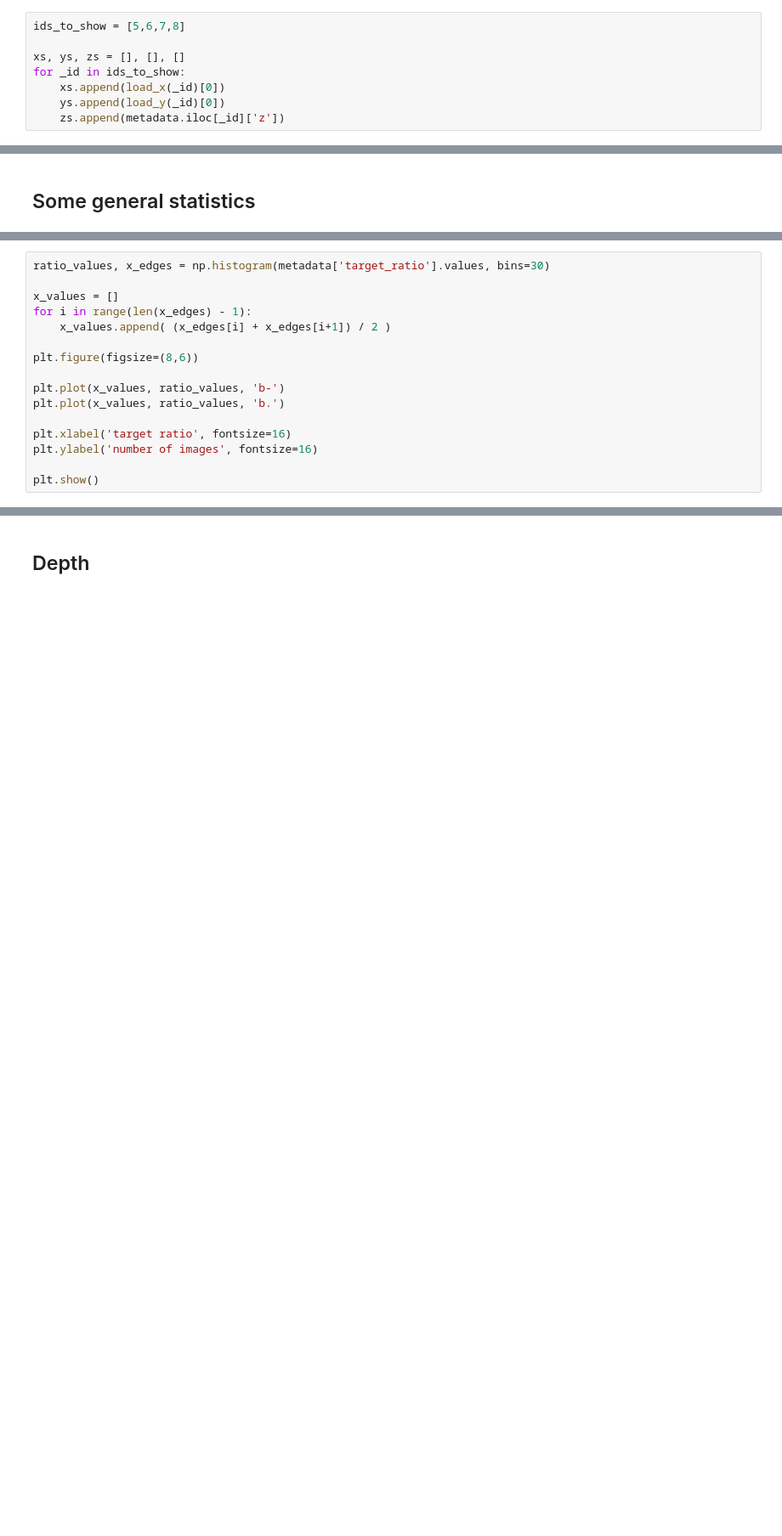
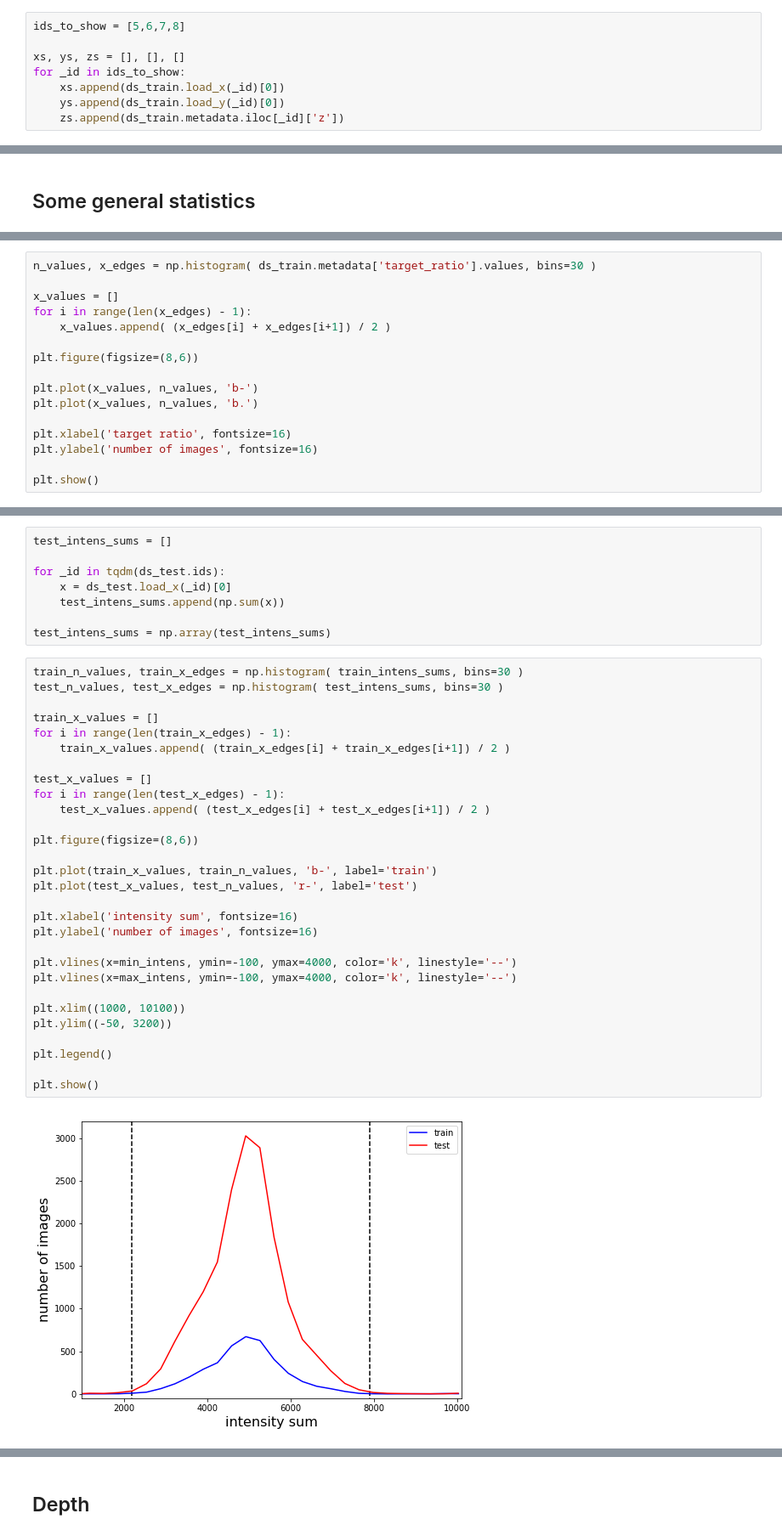
Before and after one commit to BorisShirokikh/salt-challenge, a Jupyter notebook: notebooks/data_exploration.ipynb, the cells around one changed output, grey strips where cells are left out. Shown: that part at 85% size. Cells and saved outputs as stored; diff of their text form; blank space fills up the shorter version.

```diff
--- a/notebooks/data_exploration.ipynb
+++ b/notebooks/data_exploration.ipynb
@@ -40,9 +36,9 @@ ids_to_show = [5,6,7,8]
 
 xs, ys, zs = [], [], []
 for _id in ids_to_show:
-    xs.append(load_x(_id)[0])
-    ys.append(load_y(_id)[0])
-    zs.append(metadata.iloc[_id]['z'])
+    xs.append(ds_train.load_x(_id)[0])
+    ys.append(ds_train.load_y(_id)[0])
+    zs.append(ds_train.metadata.iloc[_id]['z'])
 # %%
 cols = 4
 rows = 2
@@ -85,5 +111,5 @@ Empty: 1562
 # %%
-ratio_values, x_edges = np.histogram(metadata['target_ratio'].values, bins=30)
+n_values, x_edges = np.histogram( ds_train.metadata['target_ratio'].values, bins=30 )
 
 x_values = []
 for i in range(len(x_edges) - 1):
@@ -91,8 +117,8 @@ for i in range(len(x_edges) - 1):
 
 plt.figure(figsize=(8,6))
 
-plt.plot(x_values, ratio_values, 'b-')
-plt.plot(x_values, ratio_values, 'b.')
+plt.plot(x_values, n_values, 'b-')
+plt.plot(x_values, n_values, 'b.')
 
 plt.xlabel('target ratio', fontsize=16)
 plt.ylabel('number of images', fontsize=16)
@@ -104,0 +147,39 @@ plt.show()
+# %%
+test_intens_sums = []
+
+for _id in tqdm(ds_test.ids):
+    x = ds_test.load_x(_id)[0]
+    test_intens_sums.append(np.sum(x))
+
+test_intens_sums = np.array(test_intens_sums)
+# %%
+train_n_values, train_x_edges = np.histogram( train_intens_sums, bins=30 )
+test_n_values, test_x_edges = np.histogram( test_intens_sums, bins=30 )
+
+train_x_values = []
+for i in range(len(train_x_edges) - 1):
+    train_x_values.append( (train_x_edges[i] + train_x_edges[i+1]) / 2 )
+
+test_x_values = []
+for i in range(len(test_x_edges) - 1):
+    test_x_values.append( (test_x_edges[i] + test_x_edges[i+1]) / 2 )
+
+plt.figure(figsize=(8,6))
+
+plt.plot(train_x_values, train_n_values, 'b-', label='train')
+plt.plot(test_x_values, test_n_values, 'r-', label='test')
+
+plt.xlabel('intensity sum', fontsize=16)
+plt.ylabel('number of images', fontsize=16)
+
+plt.vlines(x=min_intens, ymin=-100, ymax=4000, color='k', linestyle='--')
+plt.vlines(x=max_intens, ymin=-100, ymax=4000, color='k', linestyle='--')
+
+plt.xlim((1000, 10100))
+plt.ylim((-50, 3200))
+
+plt.legend()
+
+plt.show()
+# %% [output]
+[figure, added]
```
Also changed, not shown: parts of 22 cells of this notebook.
